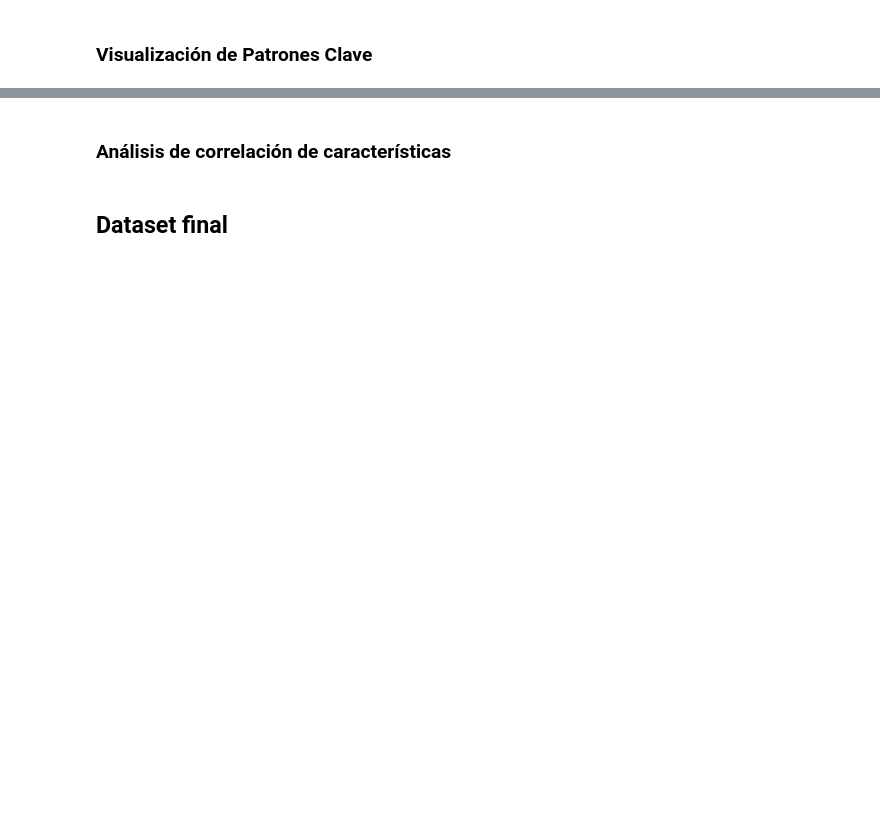
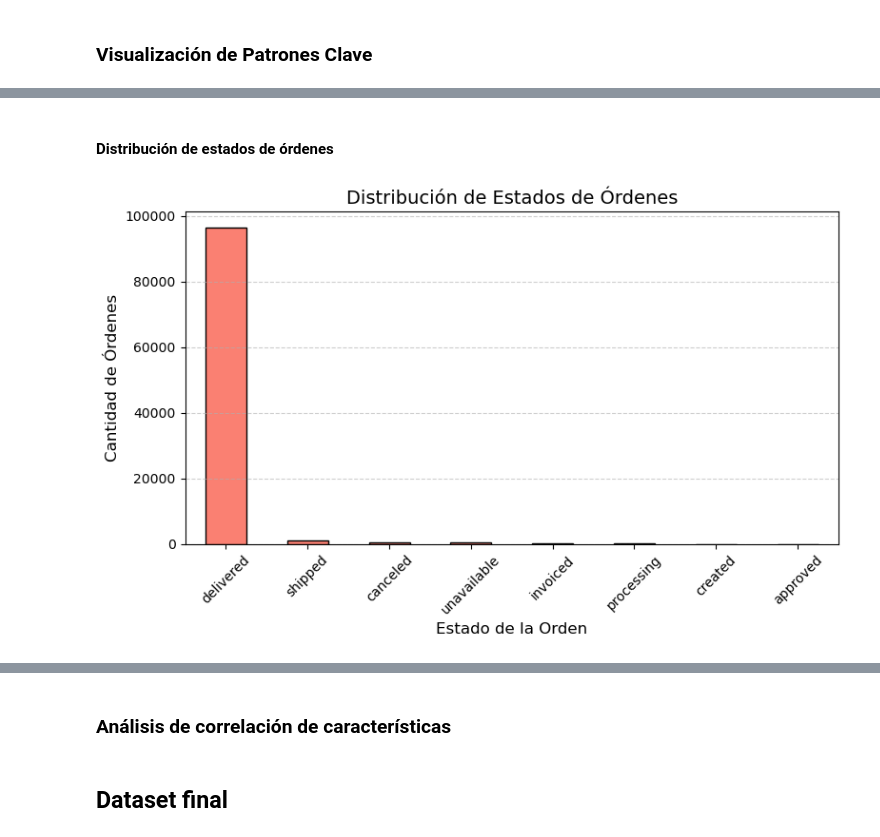
Before and after one commit to paulabaal12/PROY3-DM, a Jupyter notebook: main.ipynb, the cells around one changed output, grey strips where cells are left out. Cells and saved outputs as stored; diff of their text form; code cells hidden in the pictures; blank space fills up the shorter version.

```diff
--- a/main.ipynb
+++ b/main.ipynb
@@ -144,0 +275,14 @@ Estos *joins* permitirán consolidar información relevante de clientes, pedidos
+# %% [markdown]
+#### **Distribución de estados de órdenes**
+# %%
+# Estados de las órdenes
+orders_df['order_status'].value_counts().plot(kind='bar', color='salmon', edgecolor='black', figsize=(8,5))
+plt.title('Distribución de Estados de Órdenes', fontsize=14)
+plt.xlabel('Estado de la Orden', fontsize=12)
+plt.ylabel('Cantidad de Órdenes', fontsize=12)
+plt.xticks(rotation=45)
+plt.grid(axis='y', linestyle='--', alpha=0.6)
+plt.tight_layout()
+plt.show()
+# %% [output]
+[figure, added]
```
Also changed, not shown: parts of 17 cells of this notebook.
